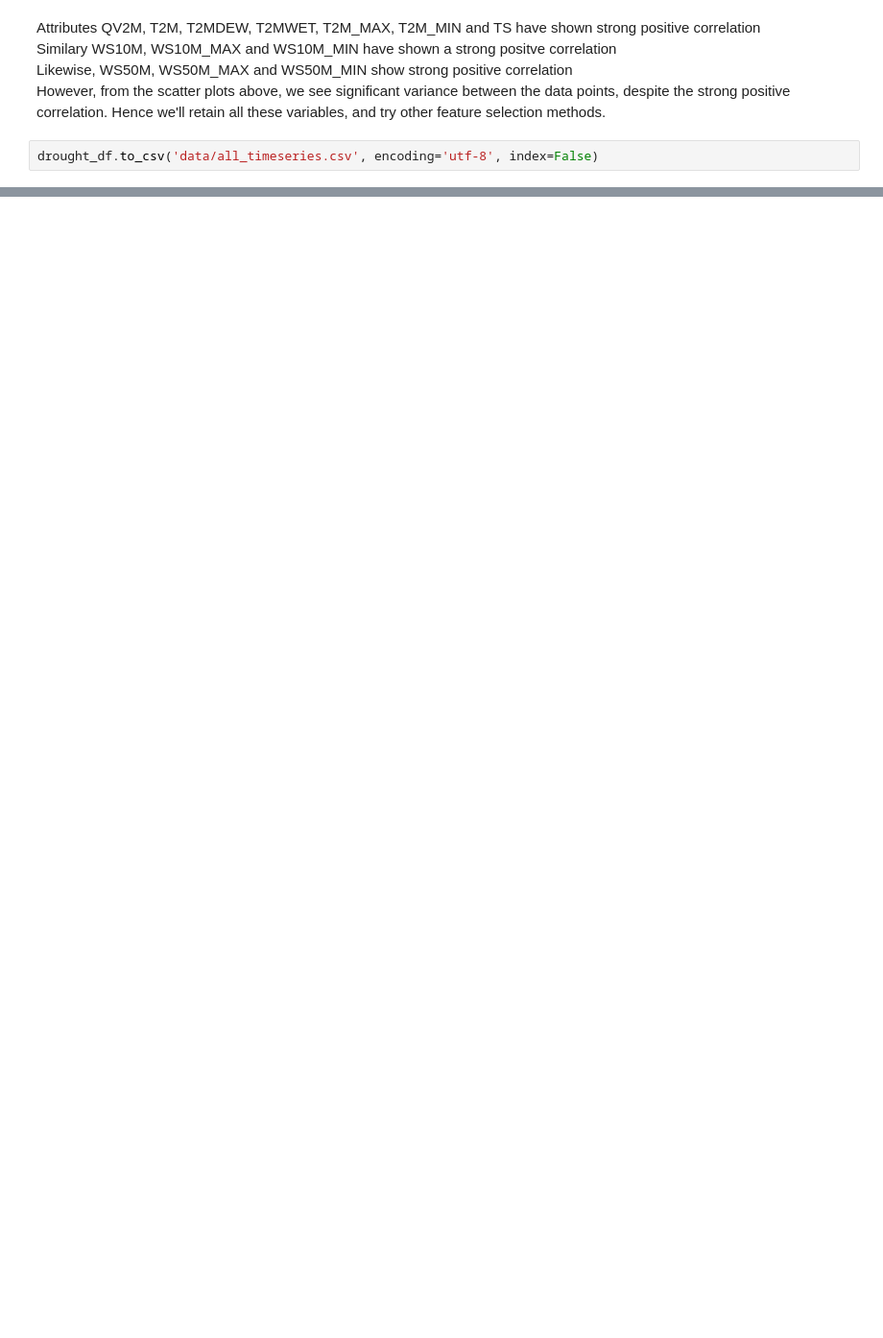
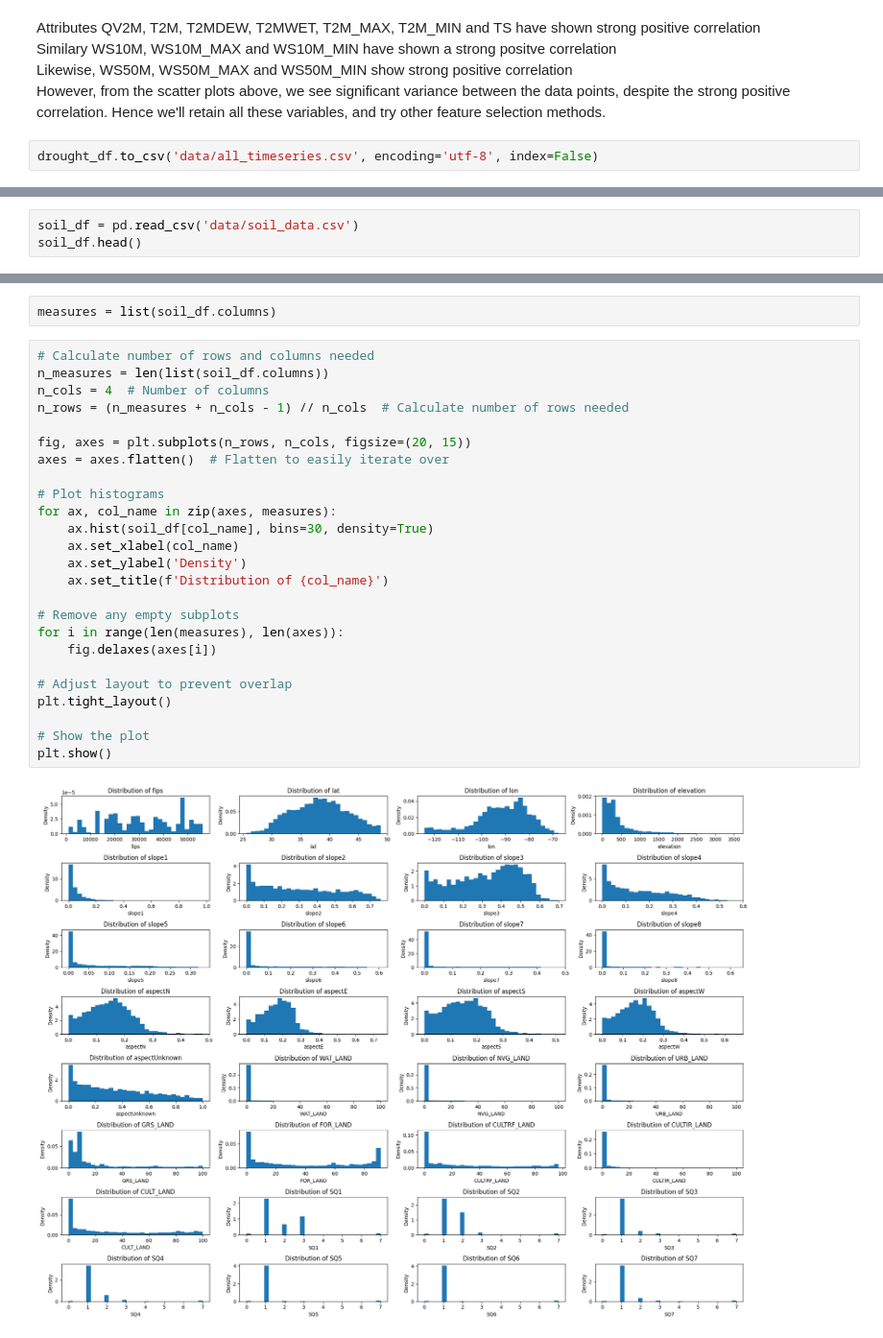
Before and after one commit to SantiagoEnriqueGA/drought_prediction_pytorch, a Jupyter notebook: droughtPrediction_EDA.ipynb, the cells around one changed output, grey strips where cells are left out. Shown at 96% size. Drawn from its saved outputs; the diff is of its cells as text; blank space fills up the shorter version.

```diff
--- a/droughtPrediction_EDA.ipynb
+++ b/droughtPrediction_EDA.ipynb
@@ -357,0 +325,3 @@ drought_df.to_csv('data/all_timeseries.csv', encoding='utf-8', index=False)
+# %%
+soil_df = pd.read_csv('data/soil_data.csv')
+soil_df.head()
@@ -357,0 +419,29 @@ drought_df.to_csv('data/all_timeseries.csv', encoding='utf-8', index=False)
+# %%
+measures = list(soil_df.columns)
+# %%
+# Calculate number of rows and columns needed
+n_measures = len(list(soil_df.columns))
+n_cols = 4  # Number of columns
+n_rows = (n_measures + n_cols - 1) // n_cols  # Calculate number of rows needed
+
+fig, axes = plt.subplots(n_rows, n_cols, figsize=(20, 15))
+axes = axes.flatten()  # Flatten to easily iterate over
+
+# Plot histograms
+for ax, col_name in zip(axes, measures):
+    ax.hist(soil_df[col_name], bins=30, density=True)
+    ax.set_xlabel(col_name)
+    ax.set_ylabel('Density')
+    ax.set_title(f'Distribution of {col_name}')
+
+# Remove any empty subplots
+for i in range(len(measures), len(axes)):
+    fig.delaxes(axes[i])
+
+# Adjust layout to prevent overlap
+plt.tight_layout()
+
+# Show the plot
+plt.show()
+# %% [output]
+[figure, added]
```
Also changed, not shown: parts of 22 cells of this notebook, 2 other files.
